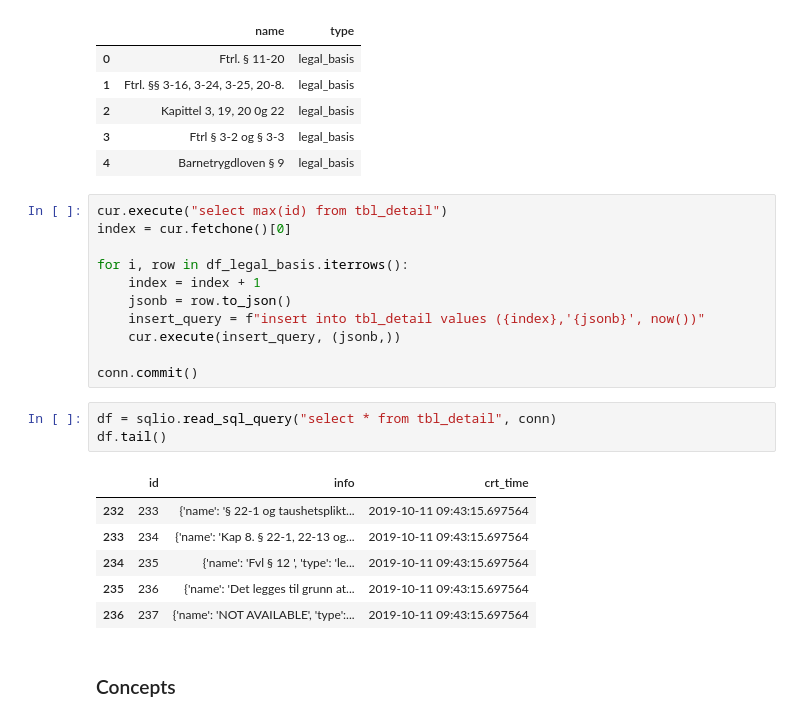
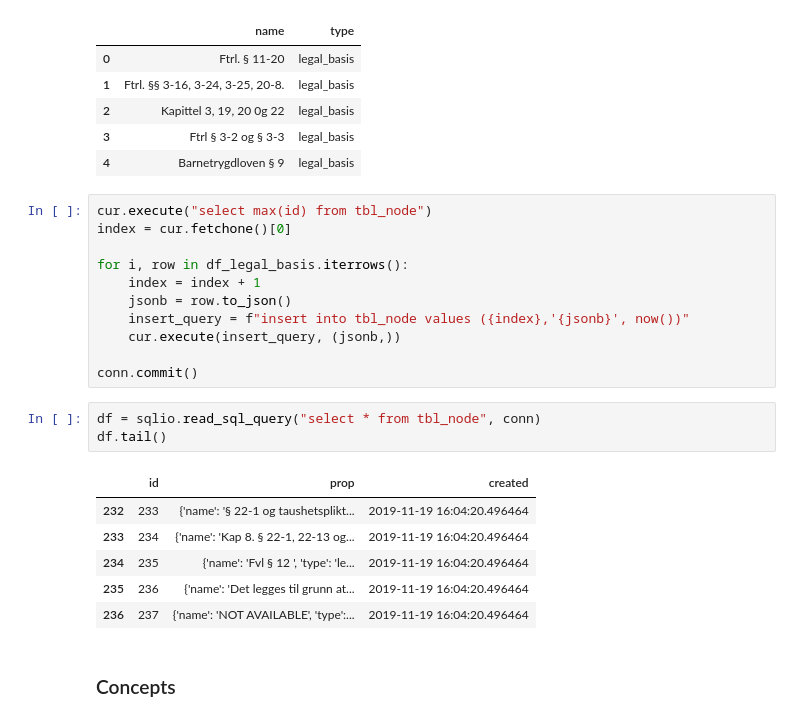
Before and after one commit to navikt/data-catalog-graph, a Jupyter notebook: notebooks/populate database.ipynb, the cells around one changed output. Cells and saved outputs as stored; diff of their text form.

```diff
--- a/notebooks/populate database.ipynb
+++ b/notebooks/populate database.ipynb
@@ -161,26 +159,26 @@ df_legal_basis.head()
 | 3 | Ftrl § 3-2 og § 3-3 | legal_basis |
 | 4 | Barnetrygdloven § 9 | legal_basis |
 # %%
-cur.execute("select max(id) from tbl_detail")
+cur.execute("select max(id) from tbl_node")
 index = cur.fetchone()[0]
 
 for i, row in df_legal_basis.iterrows():
     index = index + 1
     jsonb = row.to_json()
-    insert_query = f"insert into tbl_detail values ({index},'{jsonb}', now())"
+    insert_query = f"insert into tbl_node values ({index},'{jsonb}', now())"
     cur.execute(insert_query, (jsonb,))
 
 conn.commit()
 # %%
-df = sqlio.read_sql_query("select * from tbl_detail", conn)
+df = sqlio.read_sql_query("select * from tbl_node", conn)
 df.tail()
 # %% [output]
-|  | id | info | crt_time |
-| 232 | 233 | {'name': '§ 22-1 og taushetsplikt... | 2019-10-11 09:43:15.697564 |
-| 233 | 234 | {'name': 'Kap 8. § 22-1, 22-13 og... | 2019-10-11 09:43:15.697564 |
-| 234 | 235 | {'name': 'Fvl § 12 ', 'type': 'le... | 2019-10-11 09:43:15.697564 |
-| 235 | 236 | {'name': 'Det legges til grunn at... | 2019-10-11 09:43:15.697564 |
-| 236 | 237 | {'name': 'NOT AVAILABLE', 'type':... | 2019-10-11 09:43:15.697564 |
+|  | id | prop | created |
+| 232 | 233 | {'name': '§ 22-1 og taushetsplikt... | 2019-11-19 16:04:20.496464 |
+| 233 | 234 | {'name': 'Kap 8. § 22-1, 22-13 og... | 2019-11-19 16:04:20.496464 |
+| 234 | 235 | {'name': 'Fvl § 12 ', 'type': 'le... | 2019-11-19 16:04:20.496464 |
+| 235 | 236 | {'name': 'Det legges til grunn at... | 2019-11-19 16:04:20.496464 |
+| 236 | 237 | {'name': 'NOT AVAILABLE', 'type':... | 2019-11-19 16:04:20.496464 |
 # %% [markdown]
 ### Concepts
 # %%
```
Also changed, not shown: parts of 17 cells of this notebook, 15 other files.
